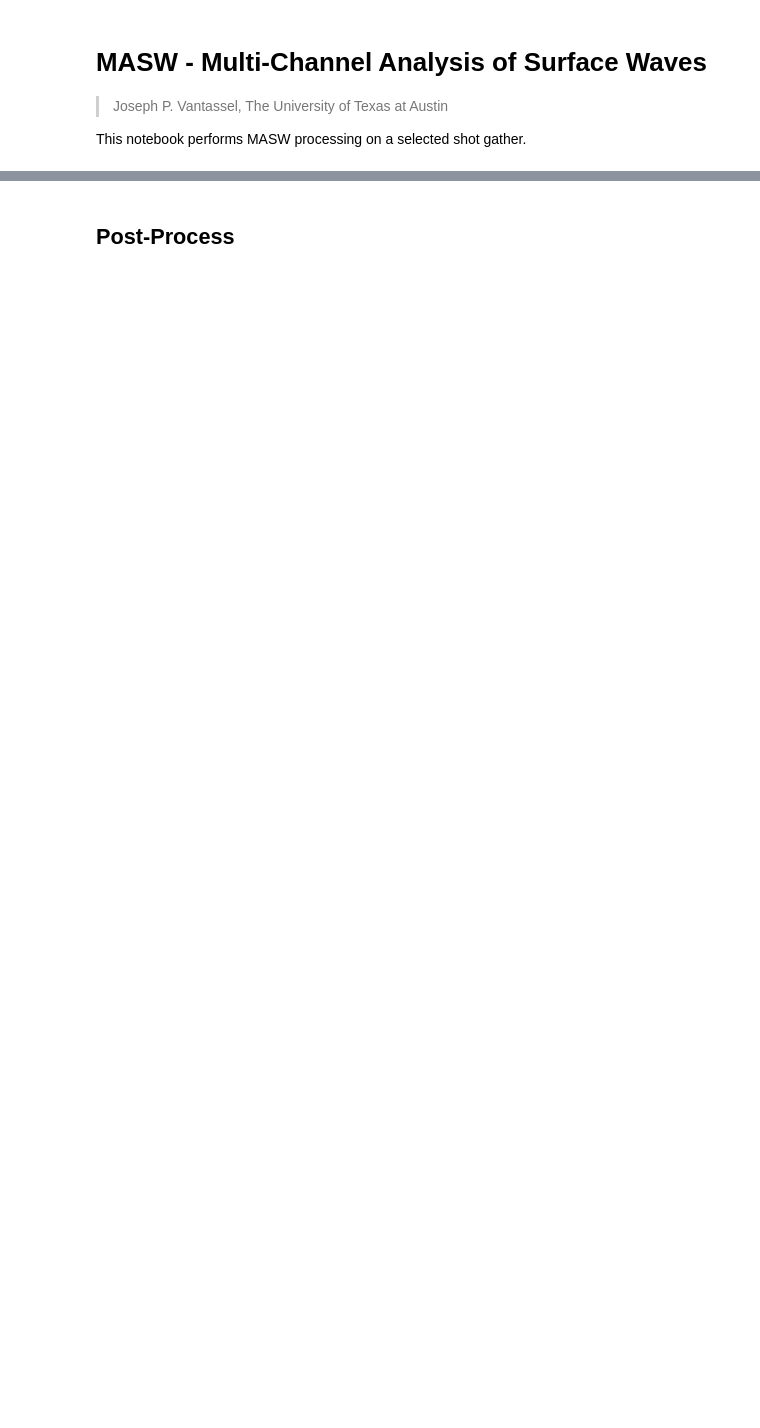
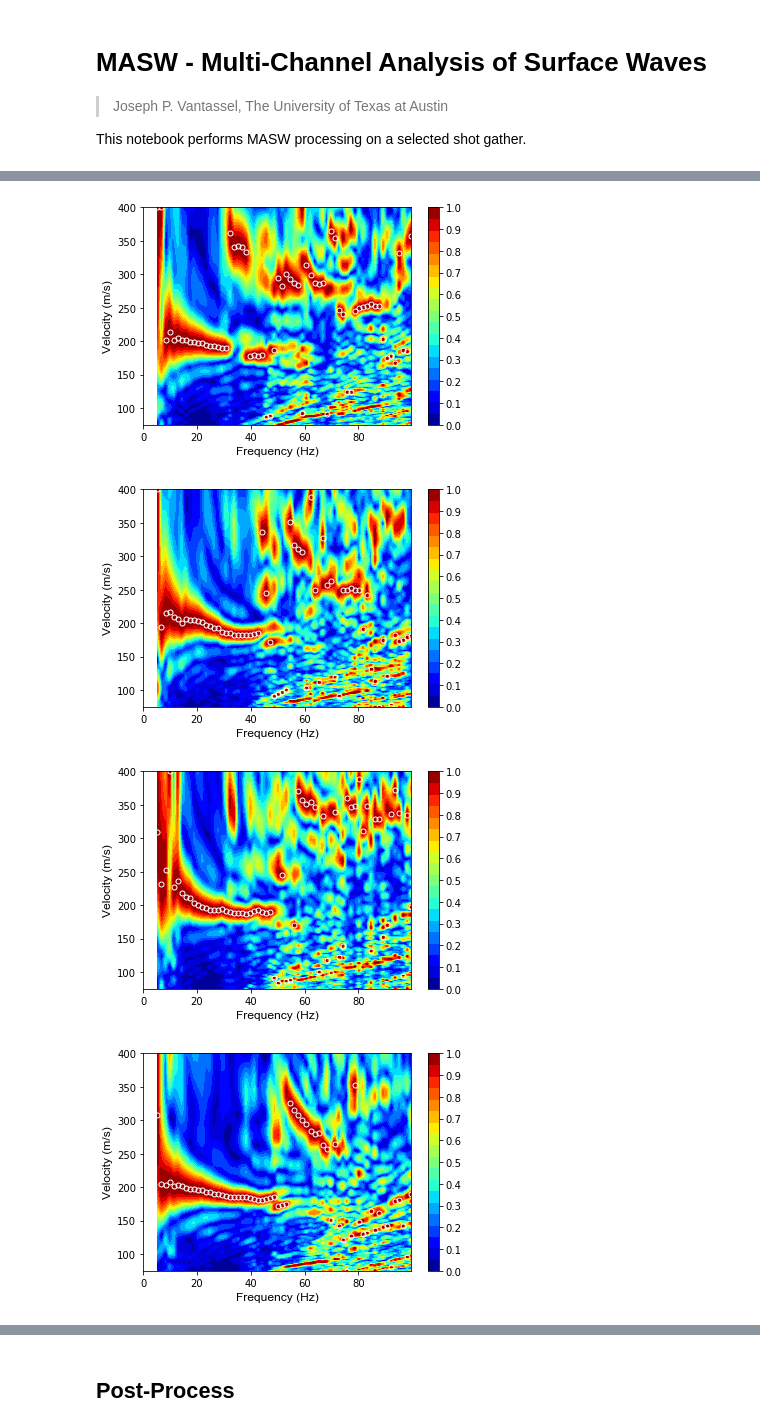
Before and after one commit to jpvantassel/swprocess, a Jupyter notebook: examples/masw.ipynb, the cells around one changed output, grey strips where cells are left out. Saved outputs shown, nothing was run; the diff lists cells and outputs as text; code cells hidden in the pictures; blank space fills up the shorter version.

```diff
--- a/examples/masw.ipynb
+++ b/examples/masw.ipynb
@@ -37,6 +53,14 @@ plt.show()
 # %%
 transforms = []
 for array in arrays:
-    transform = swprocess.WavefieldTransform1D(array, "sample_settings/settings_fk.json")
+    transform = swprocess.WavefieldTransform1D(array, "sample_settings/settings_process.json")
     transforms.append(transform)
+
+for transform in transforms:
+    fig, ax = transform.plot_spectra()
 plt.show()
+# %% [output]
+[figure, added]
+[figure, added]
+[figure, added]
+[figure, added]
```
Also changed, not shown: parts of 12 cells of this notebook, 1 other file.
